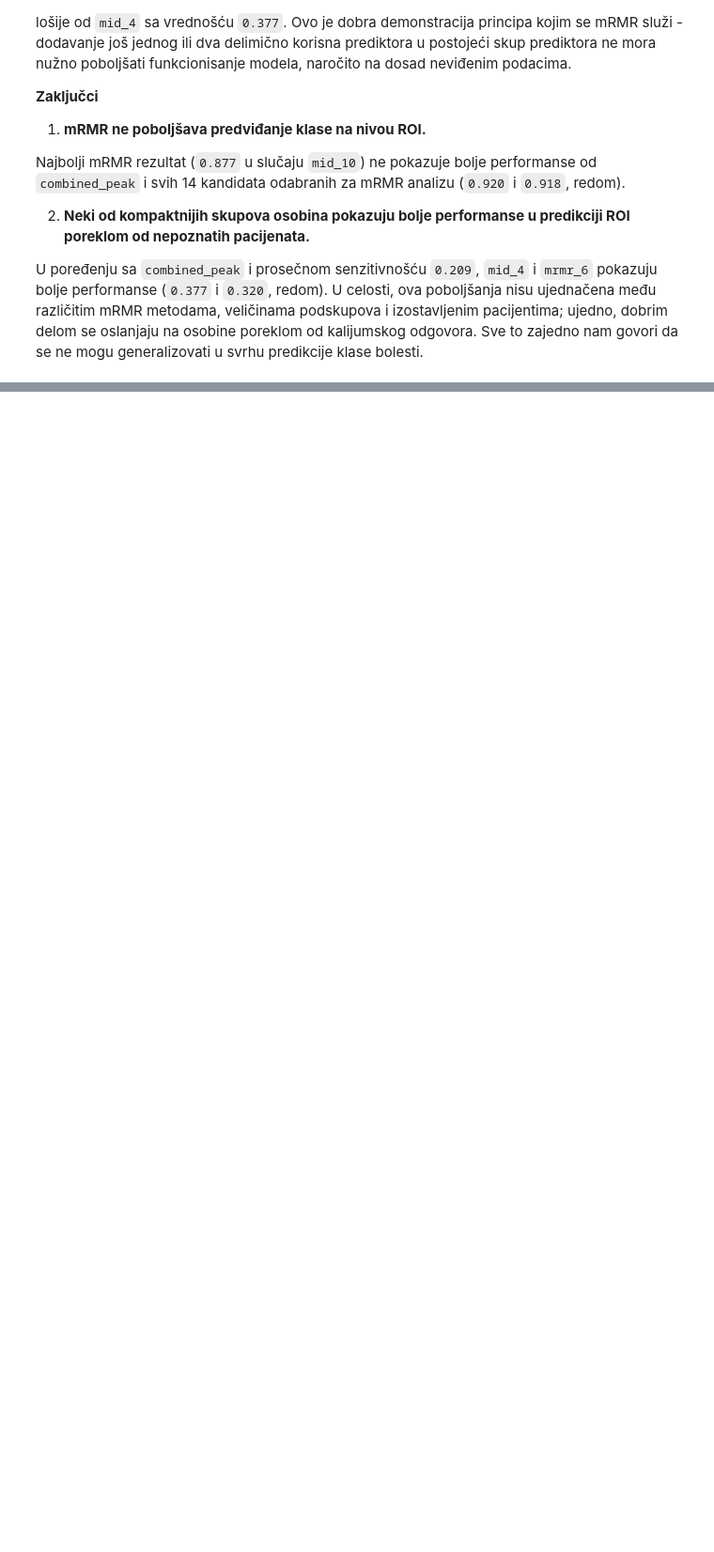
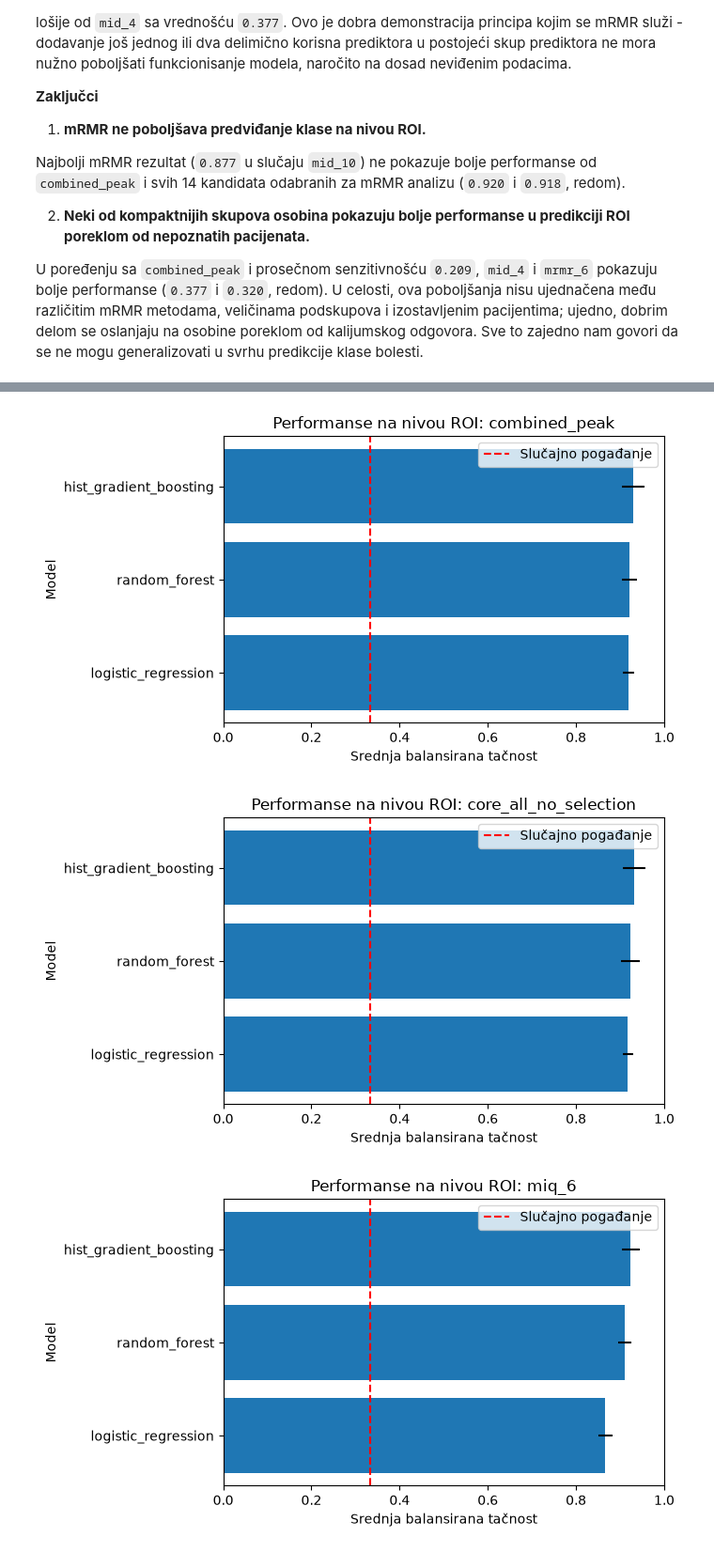
Before and after one commit to peraj-17/MasterProjekatPetarJ, a Jupyter notebook: notebooks/03_modeling.ipynb, the cells around one changed output, grey strips where cells are left out. Shown at 94% size. Drawn from its saved outputs; the diff is of its cells as text; code cells hidden in the pictures; blank space fills up the shorter version.

```diff
--- a/notebooks/03_modeling.ipynb
+++ b/notebooks/03_modeling.ipynb
@@ -2765,14 +2817,19 @@ Budući da `evaluate_feature_set()` funkcija kao argument očekuje drugu funkcij
 # %%
-def make_mrmr_logistic_factory(
+def make_mrmr_model_factory(
     max_features: int,
+    base_model_factory = make_logistic_pipeline,
     method: str = "MIQ",
 ):
     """
     Vraća 'factory' funkciju koja ne prima argumente
     za zadatu veličinu MRMR podskupa.
+
+    Kao argumente prima i vrstu modela i MRMR metod;
+    podrazumevano LR i MIQ.
     """
     def model_factory() -> Pipeline:
-        return make_mrmr_logistic_pipeline(
+        return make_mrmr_model_pipeline(
+            base_model_factory=base_model_factory,
             max_features=max_features,
             method=method,
         )
@@ -2814,11 +2871,20 @@ mRMR tehnika koristi nekoliko metoda za selekciju atributa. Za naš set podataka
 # %%
 # Kreiranje MRMR 'factory' funkcija
 mrmr_model_factories = {
-    n_features: make_mrmr_logistic_factory(
+    n_features: make_mrmr_model_factory(
         max_features=n_features
     )
     for n_features in mrmr_feature_counts
 }
+
+# Utišavanje 'divide by zero' upozorenja
+warnings.filterwarnings(
+    "ignore",
+    message=(
+        "divide by zero encountered in divide"
+    ),
+    category=RuntimeWarning,
+)
 # %% [markdown]
 Sada kad imamo odgovarajuće funkcije za generisanje modela, u svrhu evaluacije modela sa atributima odabranim putem MRMR, prvo ćemo testirati kako model funkcioniše sa `combined_peak` skupom osobina (koji posmatramo kao optimalan/referentan), kao i sa svim osobinama koje smo definisali na početku (`mrmr_core_candidate_features`).
 # %%
@@ -4414,0 +5080,50 @@ mrmr_method_holdout_results.to_csv(
+# %%
+# Vizuelizacija performansi na nivou ROI
+for representation_name in (
+    combined_representations
+):
+    plot_data = (
+        combined_roi_results.loc[
+            combined_roi_results[
+                "representation"
+            ] == representation_name
+        ]
+        .sort_values(
+            "test_balanced_accuracy_mean"
+        )
+    )
+
+    plt.figure(figsize=(7, 4))
+
+    plt.barh(
+        plot_data["model"],
+        plot_data[
+            "test_balanced_accuracy_mean"
+        ],
+        xerr=plot_data[
+            "test_balanced_accuracy_std"
+        ],
+    )
+
+    plt.axvline(
+        1 / 3,
+        linestyle="--",
+        color="red",
+        label="Slučajno pogađanje",
+    )
+
+    plt.xlabel(
+        "Srednja balansirana tačnost"
+    )
+    plt.ylabel("Model")
+    plt.title(
+        f"Performanse na nivou ROI: {representation_name}"
+    )
+    plt.xlim(0, 1)
+    plt.legend()
+    plt.tight_layout()
+    plt.show()
+# %% [output]
+[figure, added]
+[figure, added]
+[figure, added]
```
Also changed, not shown: parts of 28 cells of this notebook, 14 other files.
